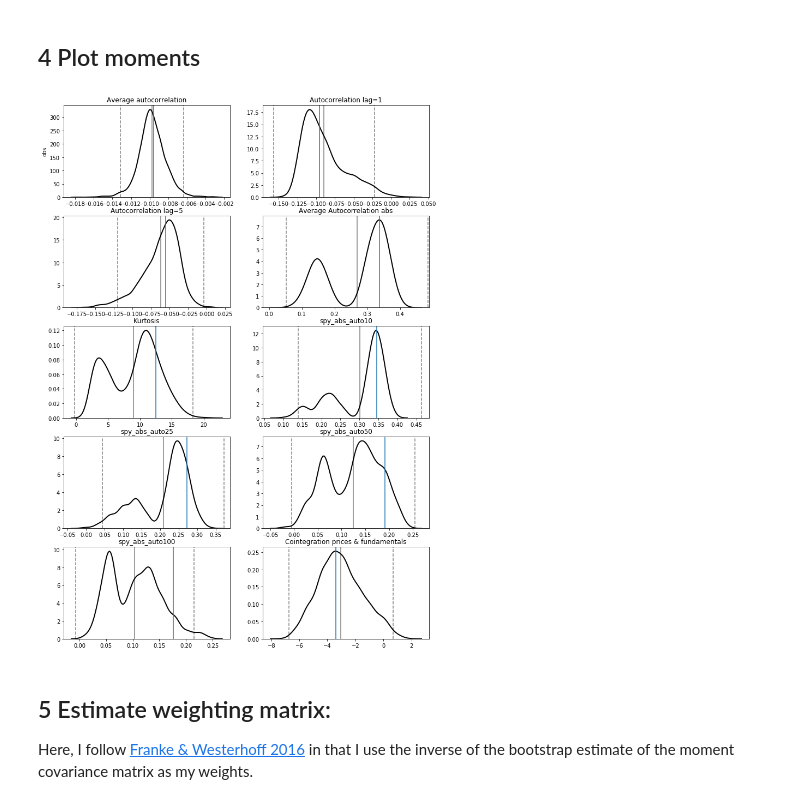
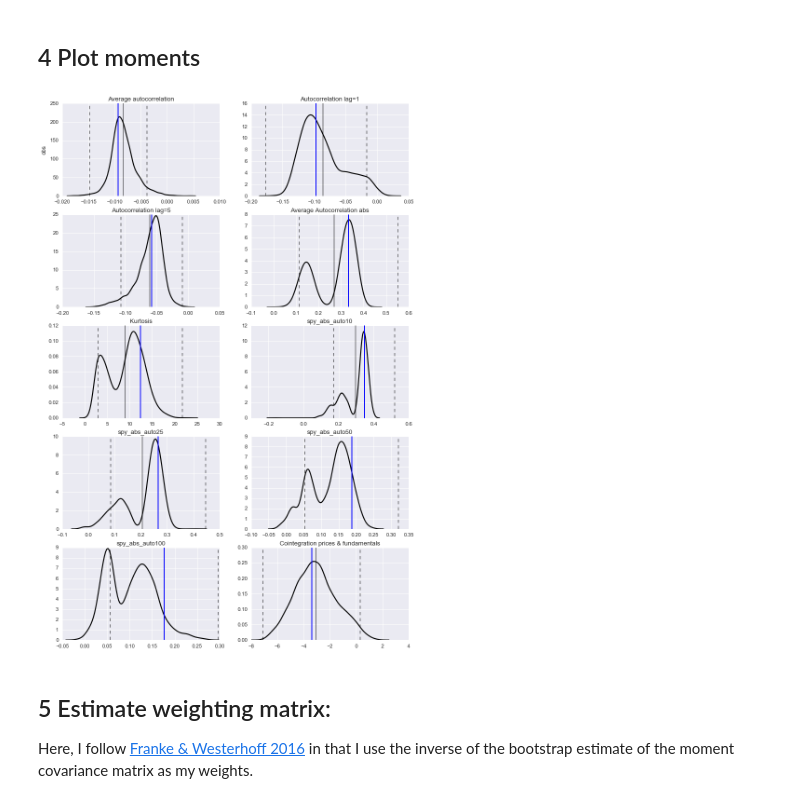
Before and after one commit to joerischasfoort/sim-fin-abm, a Jupyter notebook: estimate_model.ipynb, the cells around one changed output. Drawn from its saved outputs; the diff is of its cells as text; code cells hidden in the pictures.

Commit message:
fixed_confidence_intervals

```diff
--- a/estimate_model.ipynb
+++ b/estimate_model.ipynb
@@ -17,3 +17,5 @@ import statsmodels.api as sm
 import statsmodels.tsa.stattools as ts
 import seaborn as sns
 import json
+# %%
+style.use('seaborn')
@@ -145,11 +140,12 @@ fig, ax1 = plt.subplots(1, 1, figsize=(10,5))
 
 time=0
 
-ax1.plot(shiller_data['Date'][time:len(fundamental_values)], fundamental_values[time:], 'k--', label='fundamental')
-ax1.plot(shiller_data['Date'][time:len(fundamental_values)], shiller_data['Price'][time:len(fundamental_values)], 'k-', label='market')
+ax1.plot(shiller_data['Date'][time:len(fundamental_values)], fundamental_values[time:], label='fundamental')
+ax1.plot(shiller_data['Date'][time:len(fundamental_values)], shiller_data['Price'][time:len(fundamental_values)], label='market')
 
-ax1.set_ylabel('Price', fontsize='12')
-ax1.set_xlabel('Year', fontsize='12')
+ax1.set_ylabel('Value', fontsize='14')
+ax1.set_xlabel('Year', fontsize='14')
 
-ax1.legend()
+ax1.legend(fontsize='14', loc='best')
+fig.savefig('shiller_campbell_sp500.png')
 # %% [output]
@@ -285,13 +280,12 @@ for sers in bootstrapped_shiller_series:
 ## 4 Plot moments
 # %%
 # Get the t-critical value*
-def confidence_interval(sample):
+def confidence_interval(sample, emp_value):
     """Calculate confidence_interval in sample"""
     z_critical = stats.norm.ppf(q = 0.99)
-    mean = np.mean(sample)
-    stdev = np.std(sample)
+    stdev = pd.Series(sample).std()
     margin_of_error = z_critical * stdev
-    confidence_interval = (mean - margin_of_error, mean + margin_of_error)
+    confidence_interval = (emp_value - margin_of_error, emp_value + margin_of_error)
     return confidence_interval
 # %%
 fig, ((ax1, ax2), (ax3, ax4) , (ax5, ax6) , (ax7, ax8), (ax9, ax10)) = plt.subplots(5, 2, figsize=(12,18))
@@ -302,7 +296,7 @@ sns.distplot(first_order_autocors, hist=False, kde=True,
              hist_kws={'edgecolor':'black'},
              kde_kws={'linewidth': 2}, ax=ax1)
 
-for xc in confidence_interval(first_order_autocors):
+for xc in confidence_interval(first_order_autocors, autocorrelation_returns(spy_nom_returns, 25)):
     ax1.axvline(x=xc, color='k', linestyle ='dashed', alpha=0.5)
 
 ax1.axvline(x=np.mean(first_order_autocors), color='k', alpha=0.5)
@@ -318,7 +312,7 @@ sns.distplot(autocors1, hist=False, kde=True,
              kde_kws={'linewidth': 2}, ax=ax2)
 ax2.set_title('Autocorrelation lag=1')
 
-for xc in confidence_interval(autocors1):
+for xc in confidence_interval(autocors1, spy_nom_returns.autocorr(lag=1)):
     ax2.axvline(x=xc, color='k', linestyle ='dashed', alpha=0.5)
 
 ax2.axvline(x=np.mean(autocors1), color='k', alpha=0.5)
@@ -331,7 +325,7 @@ sns.distplot(autocors5, hist=False, kde=True,
              kde_kws={'linewidth': 2}, ax=ax3)
 ax3.set_title('Autocorrelation lag=5')
 
-for xc in confidence_interval(autocors5):
+for xc in confidence_interval(autocors5, spy_nom_returns.autocorr(lag=5)):
     ax3.axvline(x=xc, color='k', linestyle ='dashed', alpha=0.5)
 
 ax3.axvline(x=np.mean(autocors5), color='k', alpha=0.5)
@@ -343,7 +337,7 @@ sns.distplot(mean_abs_autocor, hist=False, kde=True,
              hist_kws={'edgecolor':'black'},
              kde_kws={'linewidth': 2}, ax=ax4)
 
-for xc in confidence_interval(mean_abs_autocor):
+for xc in confidence_interval(mean_abs_autocor, autocorrelation_abs_returns(spy_nom_returns, 25)):
     ax4.axvline(x=xc, color='k', linestyle ='dashed', alpha=0.5)
 
 ax4.axvline(x=np.mean(mean_abs_autocor), color='k', alpha=0.5)
@@ -357,7 +351,7 @@ sns.distplot(kurtoses, hist=False, kde=True,
              hist_kws={'edgecolor':'black'},
              kde_kws={'linewidth': 2}, ax=ax5)
 
-for xc in confidence_interval(kurtoses):
+for xc in confidence_interval(kurtoses, kurtosis(spy_nom_returns)):
     ax5.axvline(x=xc, color='k', linestyle ='dashed', alpha=0.5)
 
 ax5.axvline(x=np.mean(kurtoses), color='k', alpha=0.5)
@@ -371,7 +365,7 @@ sns.distplot(spy_abs_auto10, hist=False, kde=True,
              hist_kws={'edgecolor':'black'},
              kde_kws={'linewidth': 2}, ax=ax6)
 
-for xc in confidence_interval(spy_abs_auto10):
+for xc in confidence_interval(spy_abs_auto10, spy_nom_returns.abs().autocorr(lag=10)):
     ax6.axvline(x=xc, color='k', linestyle ='dashed', alpha=0.5)
 
 ax6.axvline(x=np.mean(spy_abs_auto10), color='k', alpha=0.5)
@@ -384,7 +378,7 @@ sns.distplot(spy_abs_auto25, hist=False, kde=True, color = 'black',
              hist_kws={'edgecolor':'black'},
              kde_kws={'linewidth': 2}, ax=ax7)
 
-for xc in confidence_interval(spy_abs_auto25):
+for xc in confidence_interval(spy_abs_auto25, spy_nom_returns.abs().autocorr(lag=25)):
     ax7.axvline(x=xc, color='k', linestyle ='dashed', alpha=0.5)
 
 ax7.axvline(x=np.mean(spy_abs_auto25), color='k', alpha=0.5)
@@ -398,43 +392,43 @@ sns.distplot(spy_abs_auto50, hist=False, kde=True,
              hist_kws={'edgecolor':'black'},
              kde_kws={'linewidth': 2}, ax=ax8)
 
-for xc in confidence_interval(spy_abs_auto50):
+for xc in confidence_interval(spy_abs_auto50, spy_nom_returns.abs().autocorr(lag=50)):
     ax8.axvline(x=xc, color='k', linestyle ='dashed', alpha=0.5)
 
 ax8.axvline(x=np.mean(spy_abs_auto50), color='k', alpha=0.5)
 ax8.axvline(x=spy_nom_returns.abs().autocorr(lag=50))
 
 ax8.set_title('spy_abs_auto50')
 
 # 9 AC abs long 100
 sns.distplot(spy_abs_auto100, hist=False, kde=True, color = 'black',
              hist_kws={'edgecolor':'black'},
              kde_kws={'linewidth': 2}, ax=ax9)
 
-for xc in confidence_interval(spy_abs_auto100):
+for xc in confidence_interval(spy_abs_auto100, spy_nom_returns.abs().autocorr(lag=100)):
     ax9.axvline(x=xc, color='k', linestyle ='dashed', alpha=0.5)
 
 ax9.axvline(x=np.mean(spy_abs_auto100), color='k', alpha=0.5)
 ax9.axvline(x=spy_nom_returns.abs().autocorr(lag=100))
 
 ax9.set_title('spy_abs_auto100')
 
 # 10 Deviation from fundamentals
 sns.distplot(cointegrations, hist=False, kde=True, color = 'black',
              hist_kws={'edgecolor':'black'},
              kde_kws={'linewidth': 2}, ax=ax10)
 
-for xc in confidence_interval(cointegrations):
+for xc in confidence_interval(cointegrations, cointegr(fundamental_values, real_prices)[0]):
     ax10.axvline(x=xc, color='k', linestyle ='dashed', alpha=0.5)
 
 ax10.axvline(x=np.mean(cointegrations), color='k', alpha=0.5)
 ax10.axvline(x=cointegr(fundamental_values, real_prices)[0])
 
 ax10.set_title('Cointegration prices & fundamentals')
 
 fig.savefig('moments.png')
 # %% [output]
-[figure, old version]
+[figure, new version]
 # %% [markdown]
 ## 5 Estimate weighting matrix:
 
```
Also changed, not shown: parts of 11 cells of this notebook, 2 other files.
